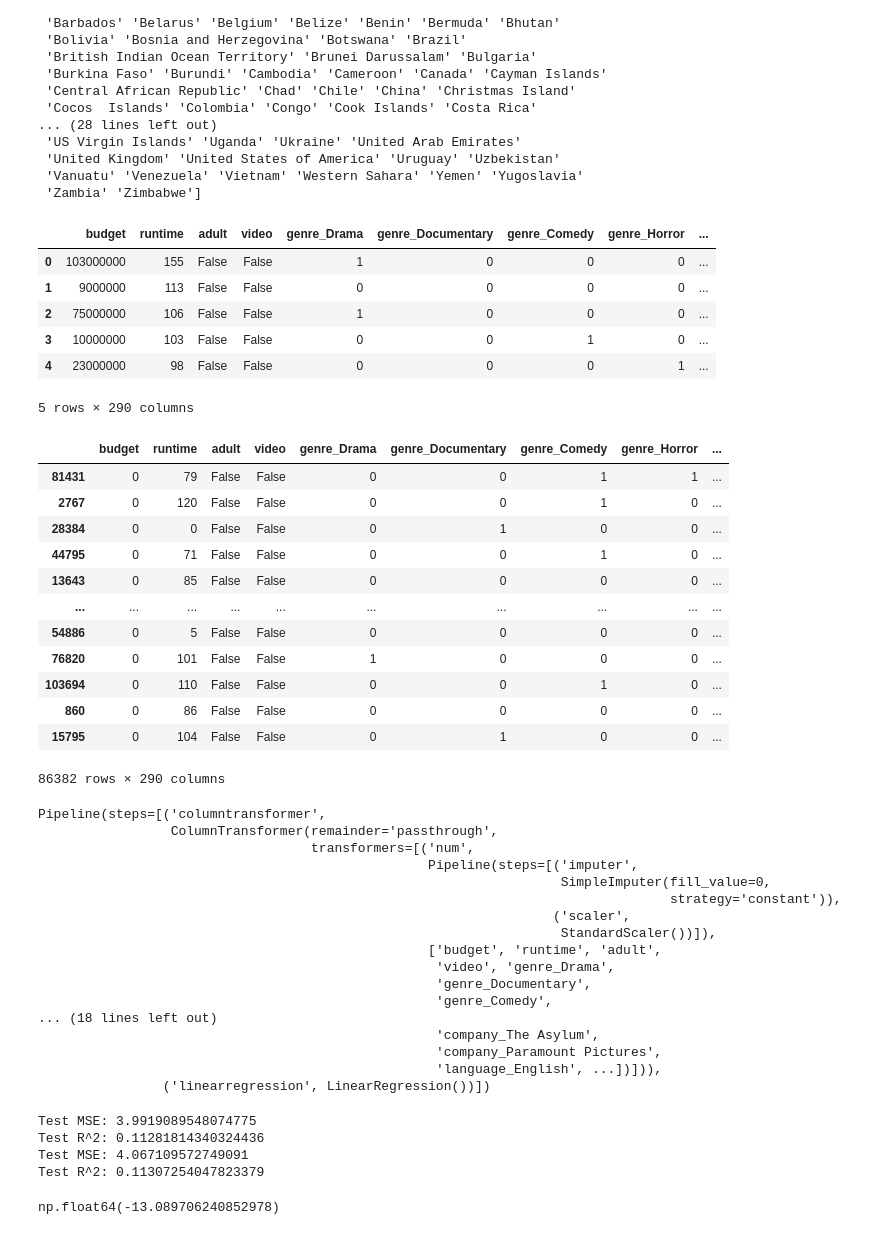
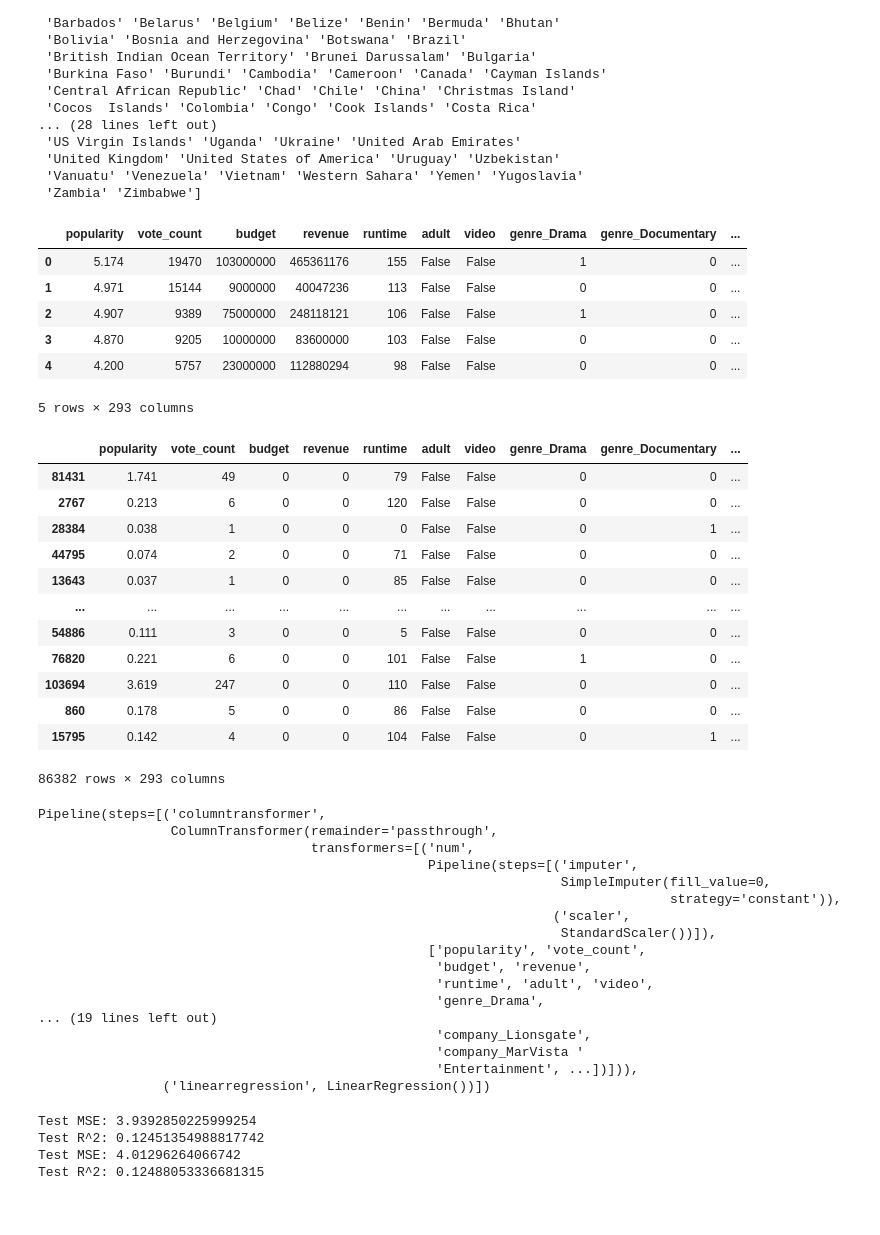
Before and after one commit to ImdadKhan0266/CSML-1010, a Jupyter notebook: Project_Saira.ipynb, the cells around one changed output. Saved outputs shown, nothing was run; the diff lists cells and outputs as text; code cells hidden in the pictures.

```diff
--- a/Project_Saira.ipynb
+++ b/Project_Saira.ipynb
@@ -274,31 +265,31 @@ df_pd = pd.concat([df_pd, countries_df], axis=1).drop(columns=['production_count
 # %%
 # Step 4: Identify numeric and categorical columns
 target_col = 'vote_average'
 X = df_pd.drop(columns=[target_col])
 y = df_pd[target_col]
 
 numeric_features = X.select_dtypes(include=[np.number, 'bool']).columns.tolist()
 
 categorical_features = X.select_dtypes(include=['object']).columns.tolist()
 
-exclude_cols = ['id', 'movie_id','vote_count','revenue','popularity']
+exclude_cols = ['id', 'movie_id']
 numeric_features = [col for col in numeric_features if col not in exclude_cols]
 
 include_cols = []
 categorical_features = [col for col in categorical_features if col in include_cols]
 categorical_features
 
 columns_to_keep = numeric_features + categorical_features
 X = X[columns_to_keep]
 X.head()
 # %% [output]
-|  | budget | runtime | adult | video | genre_Drama | genre_Documentary | genre_Comedy | genre_Horror | ... |
-| 0 | 103000000 | 155 | False | False | 1 | 0 | 0 | 0 | ... |
-| 1 | 9000000 | 113 | False | False | 0 | 0 | 0 | 0 | ... |
-| 2 | 75000000 | 106 | False | False | 1 | 0 | 0 | 0 | ... |
-| 3 | 10000000 | 103 | False | False | 0 | 0 | 1 | 0 | ... |
-| 4 | 23000000 | 98 | False | False | 0 | 0 | 0 | 1 | ... |
+|  | popularity | vote_count | budget | revenue | runtime | adult | video | genre_Drama | genre_Documentary | ... |
+| 0 | 5.174 | 19470 | 103000000 | 465361176 | 155 | False | False | 1 | 0 | ... |
+| 1 | 4.971 | 15144 | 9000000 | 40047236 | 113 | False | False | 0 | 0 | ... |
+| 2 | 4.907 | 9389 | 75000000 | 248118121 | 106 | False | False | 1 | 0 | ... |
+| 3 | 4.870 | 9205 | 10000000 | 83600000 | 103 | False | False | 0 | 0 | ... |
+| 4 | 4.200 | 5757 | 23000000 | 112880294 | 98 | False | False | 0 | 0 | ... |
-5 rows × 290 columns
+5 rows × 293 columns
 # %%
 # 3. Preprocessing pipelines
 numeric_transformer = Pipeline(steps=[
@@ -326,19 +317,19 @@ X_train, X_test, y_train, y_test = train_test_split(X, y,
 # %%
 X_train
 # %% [output]
-|  | budget | runtime | adult | video | genre_Drama | genre_Documentary | genre_Comedy | genre_Horror | ... |
-| 81431 | 0 | 79 | False | False | 0 | 0 | 1 | 1 | ... |
-| 2767 | 0 | 120 | False | False | 0 | 0 | 1 | 0 | ... |
-| 28384 | 0 | 0 | False | False | 0 | 1 | 0 | 0 | ... |
-| 44795 | 0 | 71 | False | False | 0 | 0 | 1 | 0 | ... |
-| 13643 | 0 | 85 | False | False | 0 | 0 | 0 | 0 | ... |
-| ... | ... | ... | ... | ... | ... | ... | ... | ... | ... |
-| 54886 | 0 | 5 | False | False | 0 | 0 | 0 | 0 | ... |
-| 76820 | 0 | 101 | False | False | 1 | 0 | 0 | 0 | ... |
-| 103694 | 0 | 110 | False | False | 0 | 0 | 1 | 0 | ... |
-| 860 | 0 | 86 | False | False | 0 | 0 | 0 | 0 | ... |
-| 15795 | 0 | 104 | False | False | 0 | 1 | 0 | 0 | ... |
+|  | popularity | vote_count | budget | revenue | runtime | adult | video | genre_Drama | genre_Documentary | ... |
+| 81431 | 1.741 | 49 | 0 | 0 | 79 | False | False | 0 | 0 | ... |
+| 2767 | 0.213 | 6 | 0 | 0 | 120 | False | False | 0 | 0 | ... |
+| 28384 | 0.038 | 1 | 0 | 0 | 0 | False | False | 0 | 1 | ... |
+| 44795 | 0.074 | 2 | 0 | 0 | 71 | False | False | 0 | 0 | ... |
+| 13643 | 0.037 | 1 | 0 | 0 | 85 | False | False | 0 | 0 | ... |
+| ... | ... | ... | ... | ... | ... | ... | ... | ... | ... | ... |
+| 54886 | 0.111 | 3 | 0 | 0 | 5 | False | False | 0 | 0 | ... |
+| 76820 | 0.221 | 6 | 0 | 0 | 101 | False | False | 1 | 0 | ... |
+| 103694 | 3.619 | 247 | 0 | 0 | 110 | False | False | 0 | 0 | ... |
+| 860 | 0.178 | 5 | 0 | 0 | 86 | False | False | 0 | 0 | ... |
+| 15795 | 0.142 | 4 | 0 | 0 | 104 | False | False | 0 | 1 | ... |
-86382 rows × 290 columns
+86382 rows × 293 columns
 # %%
 
 # 4. Full pipeline with LinearRegression
@@ -360,14 +351,14 @@ Pipeline(steps=[('columntransformer',
                                                                                  strategy='constant')),
                                                                   ('scaler',
                                                                    StandardScaler())]),
-                                                  ['budget', 'runtime', 'adult',
-                                                   'video', 'genre_Drama',
-                                                   'genre_Documentary',
-                                                   'genre_Comedy',
-... (18 lines left out)
-                                                   'company_The Asylum',
-                                                   'company_Paramount Pictures',
-                                                   'language_English', ...])])),
+                                                  ['popularity', 'vote_count',
+                                                   'budget', 'revenue',
+                                                   'runtime', 'adult', 'video',
+                                                   'genre_Drama',
+... (19 lines left out)
+                                                   'company_Lionsgate',
+                                                   'company_MarVista '
+                                                   'Entertainment', ...])])),
                 ('linearregression', LinearRegression())])
 # %%
 # 7. Evaluate
@@ -385,14 +376,10 @@ r2_train = r2_score(y_train, y_pred_train)
 print("Test MSE:", mse_train)
 print("Test R^2:", r2_train)
 # %% [output]
-Test MSE: 3.9919089548074775
-Test R^2: 0.11281814340324436
-Test MSE: 4.067109572749091
-Test R^2: 0.11307254047823379
+Test MSE: 3.9392850225999254
+Test R^2: 0.12451354988817742
+Test MSE: 4.01296264066742
+Test R^2: 0.12488053336681315
-# %%
-min(y_pred_train)
-# %% [output]
-np.float64(-13.089706240852978)
 # %%
 feature_names = preprocessor.get_feature_names_out()
 
```
Also changed, not shown: parts of 44 cells of this notebook.
